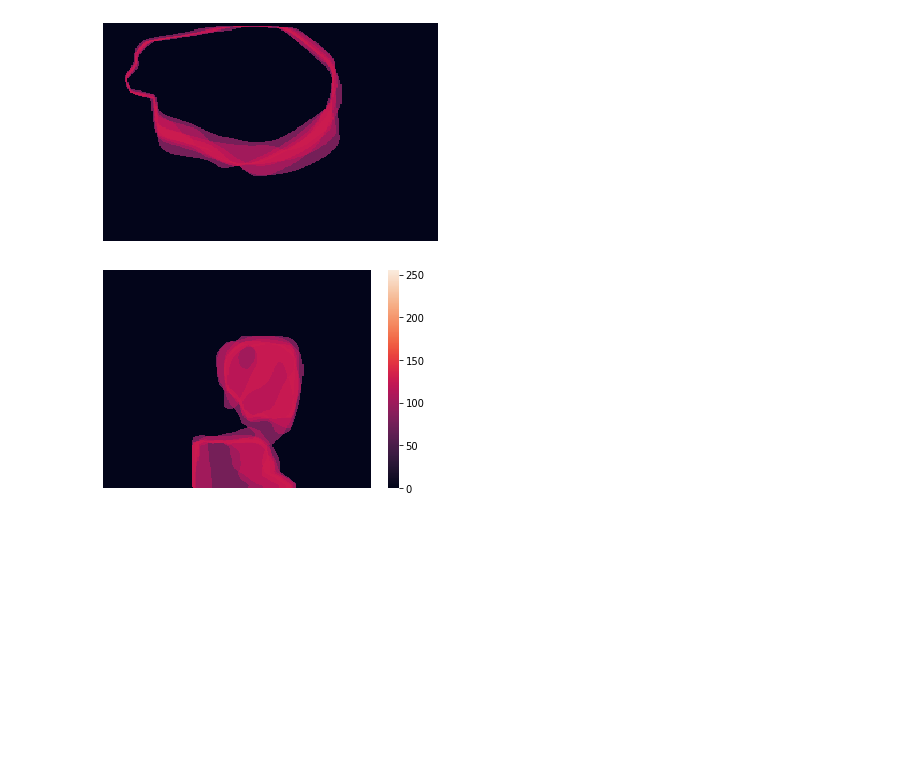
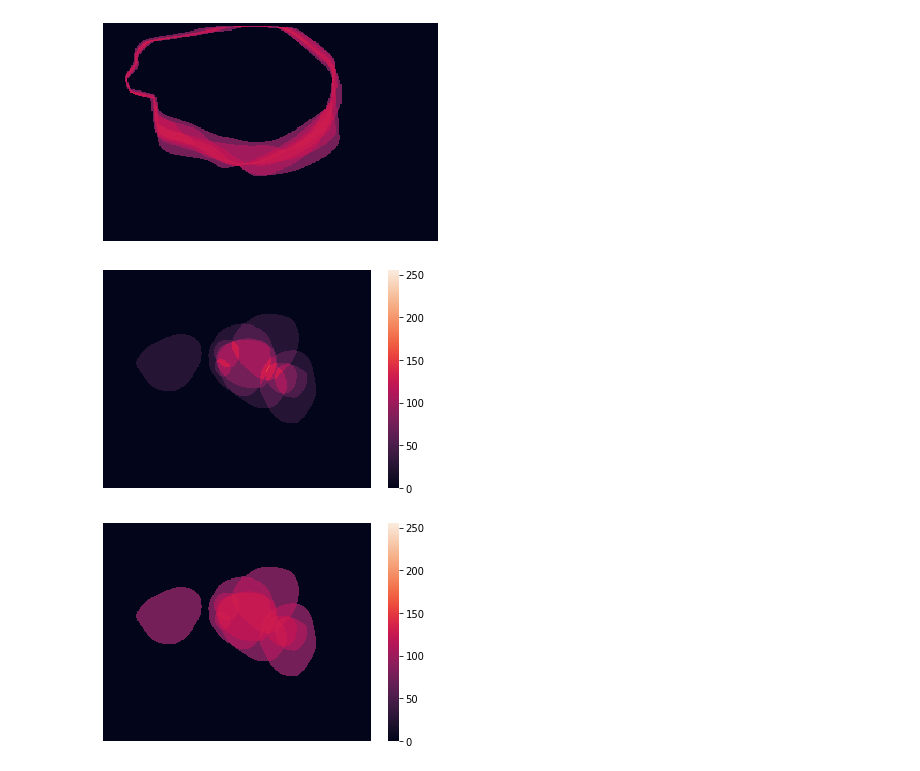
Before and after one commit to vlbthambawita/singan-polyp-aug-exp, a Jupyter notebook: notebooks/check_diversity_of_fakes.ipynb, the cells around one changed output. Cells and saved outputs as stored; diff of their text form; code cells hidden in the pictures; blank space fills up the shorter version.

```diff
--- a/notebooks/check_diversity_of_fakes.ipynb
+++ b/notebooks/check_diversity_of_fakes.ipynb
@@ -148,16 +148,19 @@ def plot_mean_and_std(img_id):
     mean = np.mean(stk_msks, axis=2)
     std = np.std(stk_msks, axis=2)
 
-    ax = sns.heatmap(mean, vmin=0, vmax=255, xticklabels=False, yticklabels=False, cbar=False)
+    plt.figure()
+    ax = sns.heatmap(mean, vmin=0, vmax=255, xticklabels=False, yticklabels=False, cbar=True)
     fig = ax.get_figure()
-    fig.savefig(f"mean_id_{img_id}.pdf")
+    fig.savefig(f"mean_id_{img_id}.png")
 
+    plt.figure()
     ax = sns.heatmap(std, vmin=0, vmax=255,  xticklabels=False, yticklabels=False, cbar=True)
     fig = ax.get_figure()
-    fig.savefig(f"std_id_{img_id}.pdf")
+    fig.savefig(f"std_id_{img_id}.png")
 # %%
-plot_mean_and_std(118)
+plot_mean_and_std(103)
 # %% [output]
-[figure, old version]
+[figure, new version]
+[figure, added]
 # %%
 #list(std)
```
Also changed, not shown: 8 other files.
